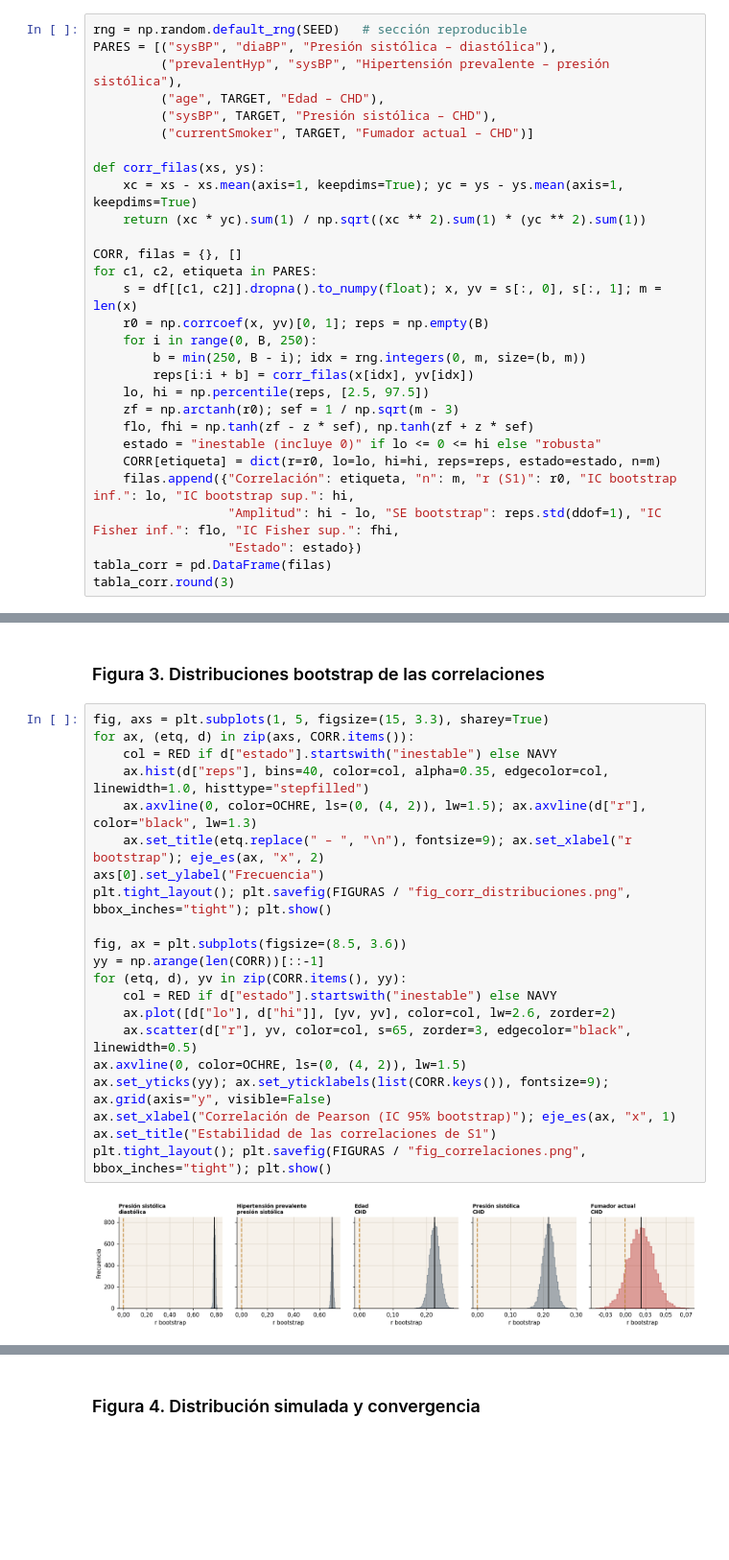
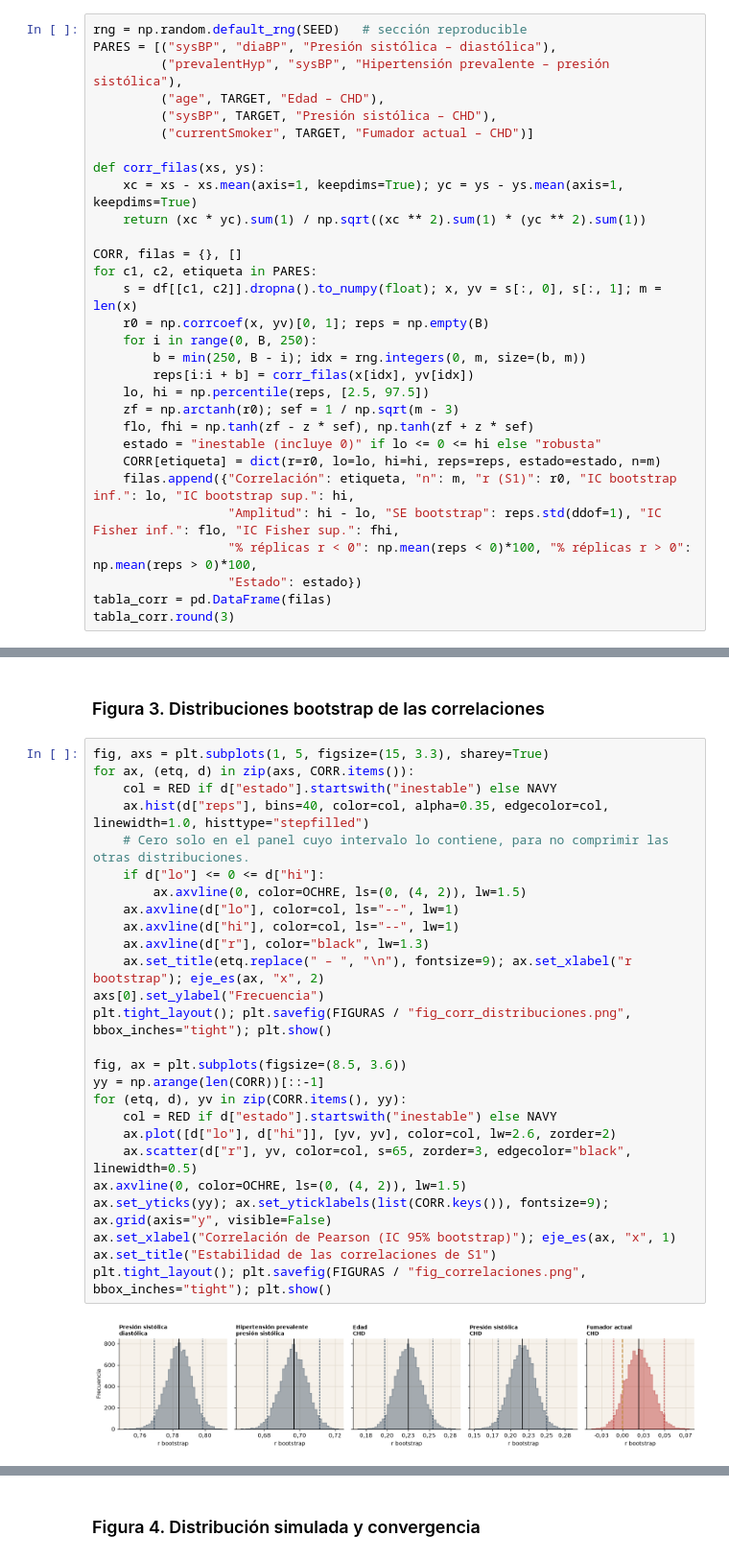
Before and after one commit to fdiaztoro/proyecto-grupo3-mcdi501, a Jupyter notebook: informes/sumativa-2-validacion-simulacion-remuestreo/Sumativa2_FraminghamHeartStudy_Codigo.ipynb, the cells around one changed output, grey strips where cells are left out. Shown at 96% size. Drawn from its saved outputs; the diff is of its cells as text; blank space fills up the shorter version.

```diff
--- a/informes/sumativa-2-validacion-simulacion-remuestreo/Sumativa2_FraminghamHeartStudy_Codigo.ipynb
+++ b/informes/sumativa-2-validacion-simulacion-remuestreo/Sumativa2_FraminghamHeartStudy_Codigo.ipynb
@@ -395,6 +405,7 @@ for c1, c2, etiqueta in PARES:
     CORR[etiqueta] = dict(r=r0, lo=lo, hi=hi, reps=reps, estado=estado, n=m)
     filas.append({"Correlación": etiqueta, "n": m, "r (S1)": r0, "IC bootstrap inf.": lo, "IC bootstrap sup.": hi,
                   "Amplitud": hi - lo, "SE bootstrap": reps.std(ddof=1), "IC Fisher inf.": flo, "IC Fisher sup.": fhi,
+                  "% réplicas r < 0": np.mean(reps < 0)*100, "% réplicas r > 0": np.mean(reps > 0)*100,
                   "Estado": estado})
 tabla_corr = pd.DataFrame(filas)
 tabla_corr.round(3)
@@ -410,23 +421,28 @@ tabla_corr.round(3)
 # %%
 fig, axs = plt.subplots(1, 5, figsize=(15, 3.3), sharey=True)
 for ax, (etq, d) in zip(axs, CORR.items()):
     col = RED if d["estado"].startswith("inestable") else NAVY
     ax.hist(d["reps"], bins=40, color=col, alpha=0.35, edgecolor=col, linewidth=1.0, histtype="stepfilled")
-    ax.axvline(0, color=OCHRE, ls=(0, (4, 2)), lw=1.5); ax.axvline(d["r"], color="black", lw=1.3)
+    # Cero solo en el panel cuyo intervalo lo contiene, para no comprimir las otras distribuciones.
+    if d["lo"] <= 0 <= d["hi"]:
+        ax.axvline(0, color=OCHRE, ls=(0, (4, 2)), lw=1.5)
+    ax.axvline(d["lo"], color=col, ls="--", lw=1)
+    ax.axvline(d["hi"], color=col, ls="--", lw=1)
+    ax.axvline(d["r"], color="black", lw=1.3)
     ax.set_title(etq.replace(" – ", "\n"), fontsize=9); ax.set_xlabel("r bootstrap"); eje_es(ax, "x", 2)
 axs[0].set_ylabel("Frecuencia")
 plt.tight_layout(); plt.savefig(FIGURAS / "fig_corr_distribuciones.png", bbox_inches="tight"); plt.show()
 
 fig, ax = plt.subplots(figsize=(8.5, 3.6))
 yy = np.arange(len(CORR))[::-1]
 for (etq, d), yv in zip(CORR.items(), yy):
     col = RED if d["estado"].startswith("inestable") else NAVY
     ax.plot([d["lo"], d["hi"]], [yv, yv], color=col, lw=2.6, zorder=2)
     ax.scatter(d["r"], yv, color=col, s=65, zorder=3, edgecolor="black", linewidth=0.5)
 ax.axvline(0, color=OCHRE, ls=(0, (4, 2)), lw=1.5)
 ax.set_yticks(yy); ax.set_yticklabels(list(CORR.keys()), fontsize=9); ax.grid(axis="y", visible=False)
 ax.set_xlabel("Correlación de Pearson (IC 95% bootstrap)"); eje_es(ax, "x", 1)
 ax.set_title("Estabilidad de las correlaciones de S1")
 plt.tight_layout(); plt.savefig(FIGURAS / "fig_correlaciones.png", bbox_inches="tight"); plt.show()
 # %% [output]
-[figure, old version]
+[figure, new version]
```
Also changed, not shown: parts of 9 cells of this notebook, 5 other files.
